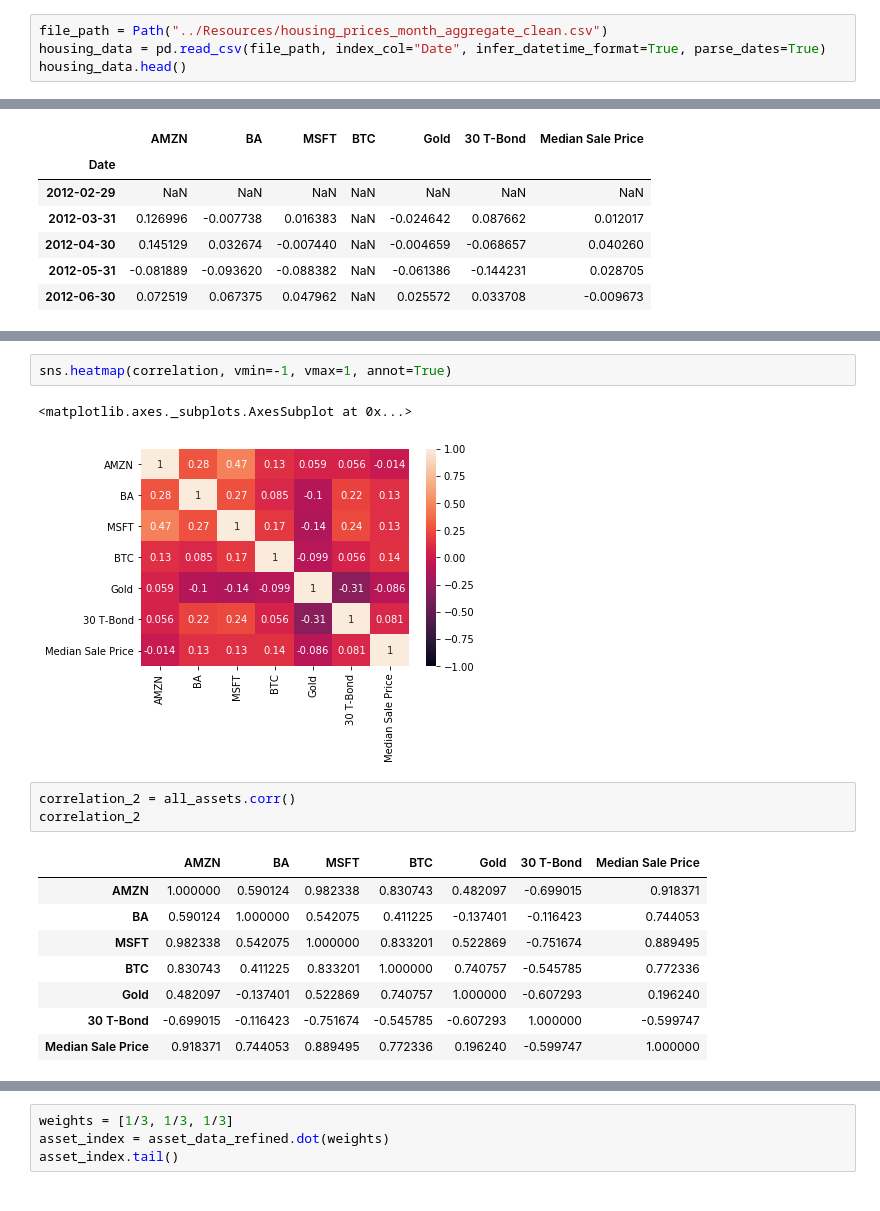
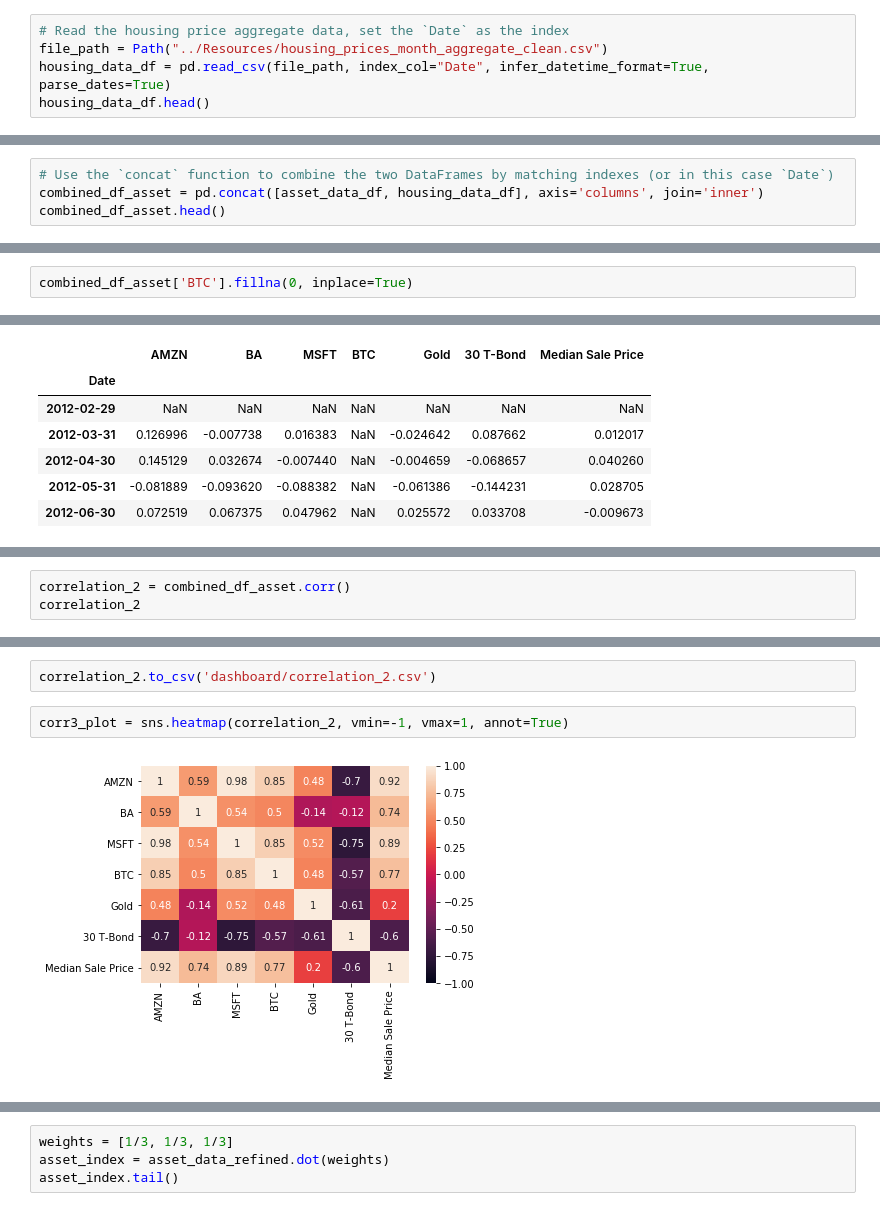
Before and after one commit to somyapanda/fintech-project-1, a Jupyter notebook: Final Project/Asset_Correlation.ipynb, the cells around one changed output, grey strips where cells are left out. Saved outputs shown, nothing was run; the diff lists cells and outputs as text.

```diff
--- a/Final Project/Asset_Correlation.ipynb
+++ b/Final Project/Asset_Correlation.ipynb
@@ -59,9 +187,10 @@ asset_returns.head()
 | 2012-05-31 | -0.081889 | -0.093620 | -0.088382 | NaN | -0.061386 | -0.144231 |
 | 2012-06-30 | 0.072519 | 0.067375 | 0.047962 | NaN | 0.025572 | 0.033708 |
 # %%
+# Read the housing price aggregate data, set the `Date` as the index
 file_path = Path("../Resources/housing_prices_month_aggregate_clean.csv")
-housing_data = pd.read_csv(file_path, index_col="Date", infer_datetime_format=True, parse_dates=True)
-housing_data.head()
+housing_data_df = pd.read_csv(file_path, index_col="Date", infer_datetime_format=True, parse_dates=True)
+housing_data_df.head()
 # %% [output]
 |  | Median Sale Price |
 | Date |  |
@@ -88,0 +202,4 @@ all_assets.head()
+# %%
+# Use the `concat` function to combine the two DataFrames by matching indexes (or in this case `Date`)
+combined_df_asset = pd.concat([asset_data_df, housing_data_df], axis='columns', join='inner')
+combined_df_asset.head()
@@ -88,0 +214,2 @@ all_assets.head()
+# %%
+combined_df_asset['BTC'].fillna(0, inplace=True)
@@ -127,0 +296,3 @@ correlation
+# %%
+correlation_2 = combined_df_asset.corr()
+correlation_2
@@ -128,17 +308,6 @@ correlation
+# %%
+correlation_2.to_csv('dashboard/correlation_2.csv')
 # %%
-sns.heatmap(correlation, vmin=-1, vmax=1, annot=True)
+corr3_plot = sns.heatmap(correlation_2, vmin=-1, vmax=1, annot=True)
 # %% [output]
-<matplotlib.axes._subplots.AxesSubplot at 0x...>
-[figure, old version]
+[figure, new version]
-# %%
-correlation_2 = all_assets.corr()
-correlation_2
-# %% [output]
-|  | AMZN | BA | MSFT | BTC | Gold | 30 T-Bond | Median Sale Price |
-| AMZN | 1.000000 | 0.590124 | 0.982338 | 0.830743 | 0.482097 | -0.699015 | 0.918371 |
-| BA | 0.590124 | 1.000000 | 0.542075 | 0.411225 | -0.137401 | -0.116423 | 0.744053 |
-| MSFT | 0.982338 | 0.542075 | 1.000000 | 0.833201 | 0.522869 | -0.751674 | 0.889495 |
-| BTC | 0.830743 | 0.411225 | 0.833201 | 1.000000 | 0.740757 | -0.545785 | 0.772336 |
-| Gold | 0.482097 | -0.137401 | 0.522869 | 0.740757 | 1.000000 | -0.607293 | 0.196240 |
-| 30 T-Bond | -0.699015 | -0.116423 | -0.751674 | -0.545785 | -0.607293 | 1.000000 | -0.599747 |
-| Median Sale Price | 0.918371 | 0.744053 | 0.889495 | 0.772336 | 0.196240 | -0.599747 | 1.000000 |
```
Also changed, not shown: parts of 60 cells of this notebook, 1 other file.
